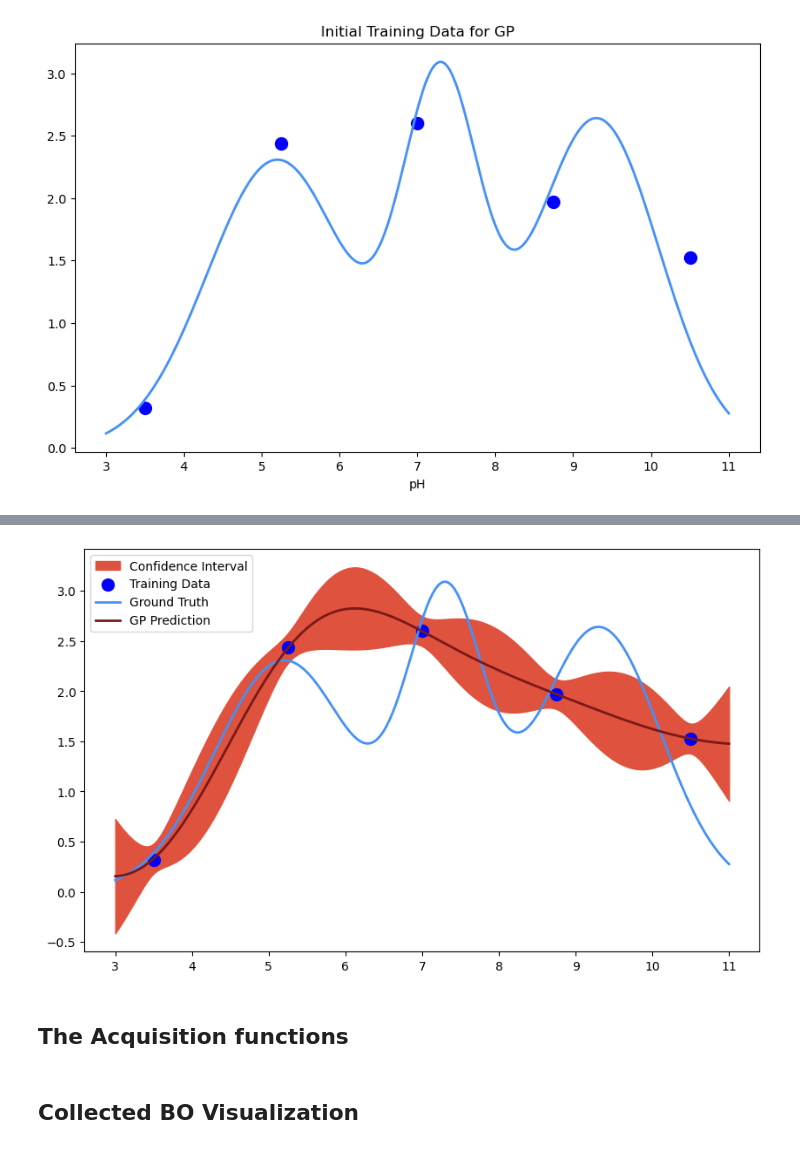
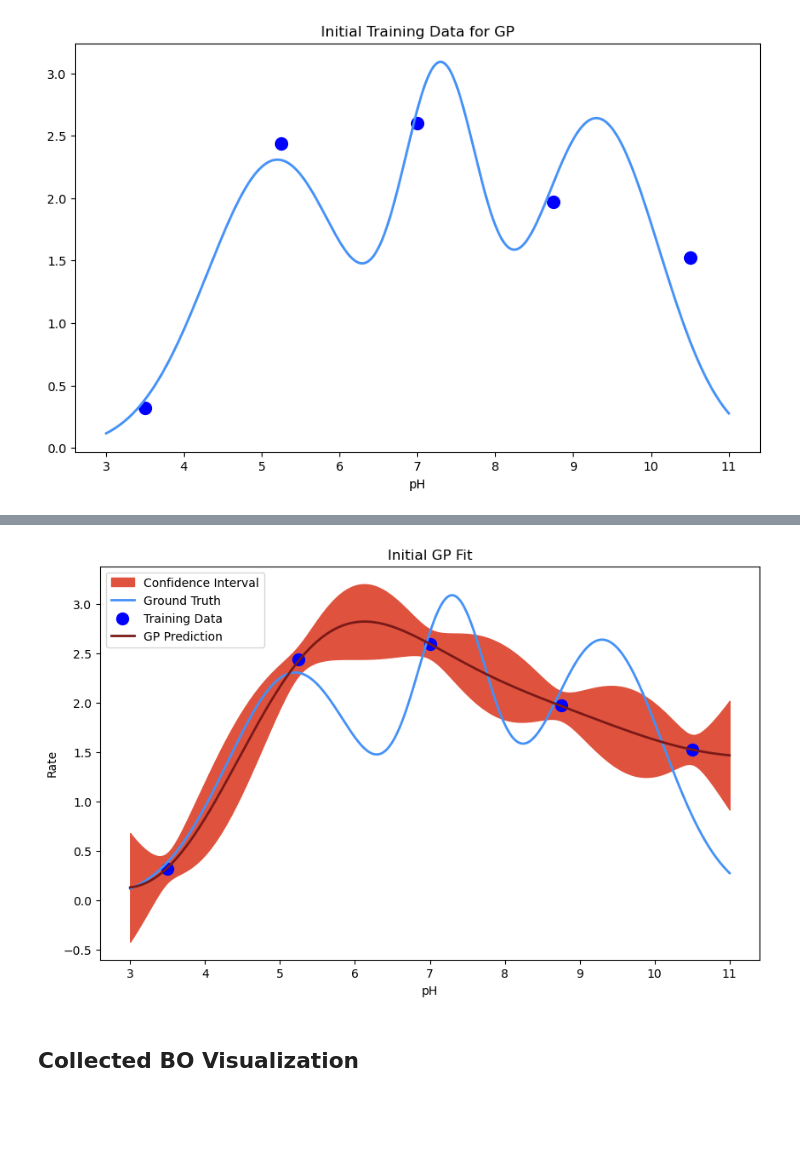
Before and after one commit to lhelleckes/BO_Empirical_Examples, a Jupyter notebook: simple_example.ipynb, the cells around one changed output, grey strips where cells are left out. Cells and saved outputs as stored; diff of their text form; code cells hidden in the pictures; blank space fills up the shorter version.

```diff
--- a/simple_example.ipynb
+++ b/simple_example.ipynb
@@ -267,56 +186,0 @@ gp_model = fit_gp_model(train_x=train_x, train_y=train_y, bounds=bounds_pH)
-# %%
-bounds_ax = (3, 11)
-
-x_test = torch.linspace(bounds_ax[0], bounds_ax[1], 800).unsqueeze(-1)
-
-gp_model.eval()
-with torch.no_grad():
-    posterior = gp_model.posterior(x_test)
-    mean = posterior.mean
-    lower, upper = posterior.mvn.confidence_region()
-
-mean = mean.numpy()
-lower = lower.numpy()
-upper = upper.numpy()
-
-plt.figure(figsize=(10, 6))
-
-# Plot ground truth
-x_ground_truth = np.linspace(bounds_ax[0], bounds_ax[1], 200)
-y_ground_truth, _ = enzyme_truth(x_ground_truth, enzyme_params)
-
-# Plot confidence intervals
-plt.fill_between(
-    x_test.squeeze(-1).numpy(),
-    lower,
-    upper,
-    color=Colors.light_red,
-    label="Confidence Interval",
-)
-
-# Plot training data
-plt.scatter(
-    train_x.numpy(),
-    train_y.numpy(),
-    color=Colors.dark_blue,
-    label="Training Data",
-    s=100,
-)
-
-plt.plot(
-    x_ground_truth,
-    y_ground_truth,
-    label="Ground Truth",
-    color=Colors.light_blue,
-    linewidth=2,
-)
-plt.plot(
-    x_test.numpy(), mean, label="GP Prediction", color=Colors.dark_red, linewidth=2
-)
-
-plt.legend()
-plt.show()
-# %% [output]
-[figure, removed]
-# %% [markdown]
-## The Acquisition functions
@@ -351,2 +189,18 @@ def perform_logEI(train_x, train_y, bounds, num_candidates):
+# %%
+bounds_ax = (3, 11)
+
+plot_gp_fit(
+    gp_model=gp_model,
+    train_x=train_x,
+    train_y=train_y,
+    bounds=bounds_ax,
+    ground_truth_fn=enzyme_truth,
+    ground_truth_params=enzyme_params,
+    title="Initial GP Fit",
+    xlabel="pH",
+    ylabel="Rate",
+)
+# %% [output]
+[figure, added]
 # %% [markdown]
 ## Collected BO Visualization
```
Also changed, not shown: parts of 17 cells of this notebook, 4 other files.
